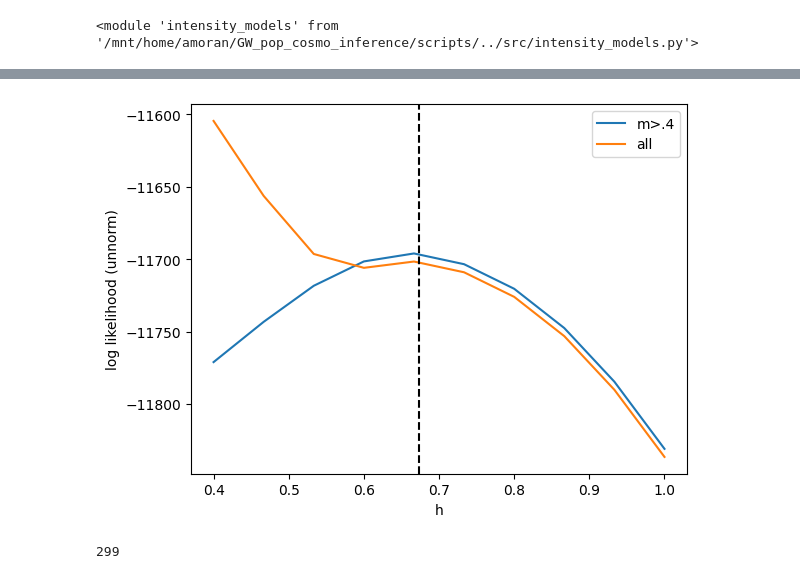
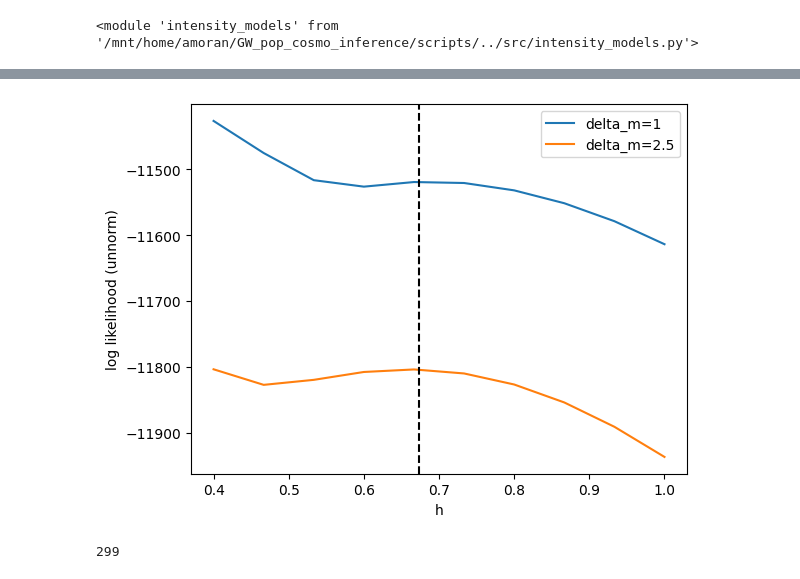
Before and after one commit to abby-moran/GW_pop_cosmo_inference, a Jupyter notebook: scripts/sandbox.ipynb, the cells around one changed output, grey strips where cells are left out. Saved outputs shown, nothing was run; the diff lists cells and outputs as text; code cells hidden in the pictures.

```diff
--- a/scripts/sandbox.ipynb
+++ b/scripts/sandbox.ipynb
@@ -210,4 +208,4 @@ m2s_src_true = m1s_src_true * qs
 
 keep_mask = m2s_src_true > 0
 true_params['mbh_min']=4
-true_params['delta_m']=1.5
+true_params['delta_m']=1
@@ -214,5 +218,5 @@ true_params['delta_m']=1.5
 # %%
-full_vals_all = jnp.array([
+full_vals_dm1 = jnp.array([
     full_loglik_proxy(
         float(h),
         true_params,
@@ -223,0 +232,7 @@ full_vals_all = jnp.array([
+# %%
+pe_samples_mock = pd.read_hdf(PE_files[1], key='samples', start=0, stop=1000)# 1.5 to 2.5 k on the 1k tests
+m1s_det = np.asarray(pe_samples_mock['m1'].to_list())
+qs = np.asarray(pe_samples_mock['q'].to_list())#[:, :1000]
+dls =  np.asarray(pe_samples_mock['dl'].to_list())
+pdraws = np.asarray(pe_samples_mock['pdraw'].to_list())
+pdraws= jnp.nan_to_num(pdraws, neginf=-1e30, posinf=1e30)
@@ -230,9 +249,11 @@ zs_true = cosmo_fid.z_of_dL(dls)
 m1s_src_true = m1s_det / (1.0 + zs_true)
 m2s_src_true = m1s_src_true * qs
 
-keep_mask = m2s_src_true > 4
+keep_mask = m2s_src_true > 0
+true_params['mbh_min']=4
+true_params['delta_m']=2.5
 
-full_vals = jnp.array([
+full_vals_dm25 = jnp.array([
     full_loglik_proxy(
         float(h),
         true_params,
@@ -257,16 +265,16 @@ plt.show()
 # %%
 #plt.plot(h_grid, profile_vals, label="profile")
-plt.plot(h_grid, (full_vals), label="m>.4")
+plt.plot(h_grid, (full_vals_dm1), label="delta_m=1")
 #plt.plot(h_grid, (full_vals_pt4), label="h=.4")
-plt.plot(h_grid, (full_vals_all), label="all")
+plt.plot(h_grid, (full_vals_dm25), label="delta_m=2.5")
 
 plt.axvline(0.674, ls="--", color="k")
 plt.legend()
 plt.xlabel("h")
 plt.ylabel("log likelihood (unnorm)")
 plt.show()
 # %% [output]
-[figure, old version]
+[figure, new version]
 # %%
 gc.collect()
 # %% [output]
```
Also changed, not shown: parts of 28 cells of this notebook, 12 other files.
